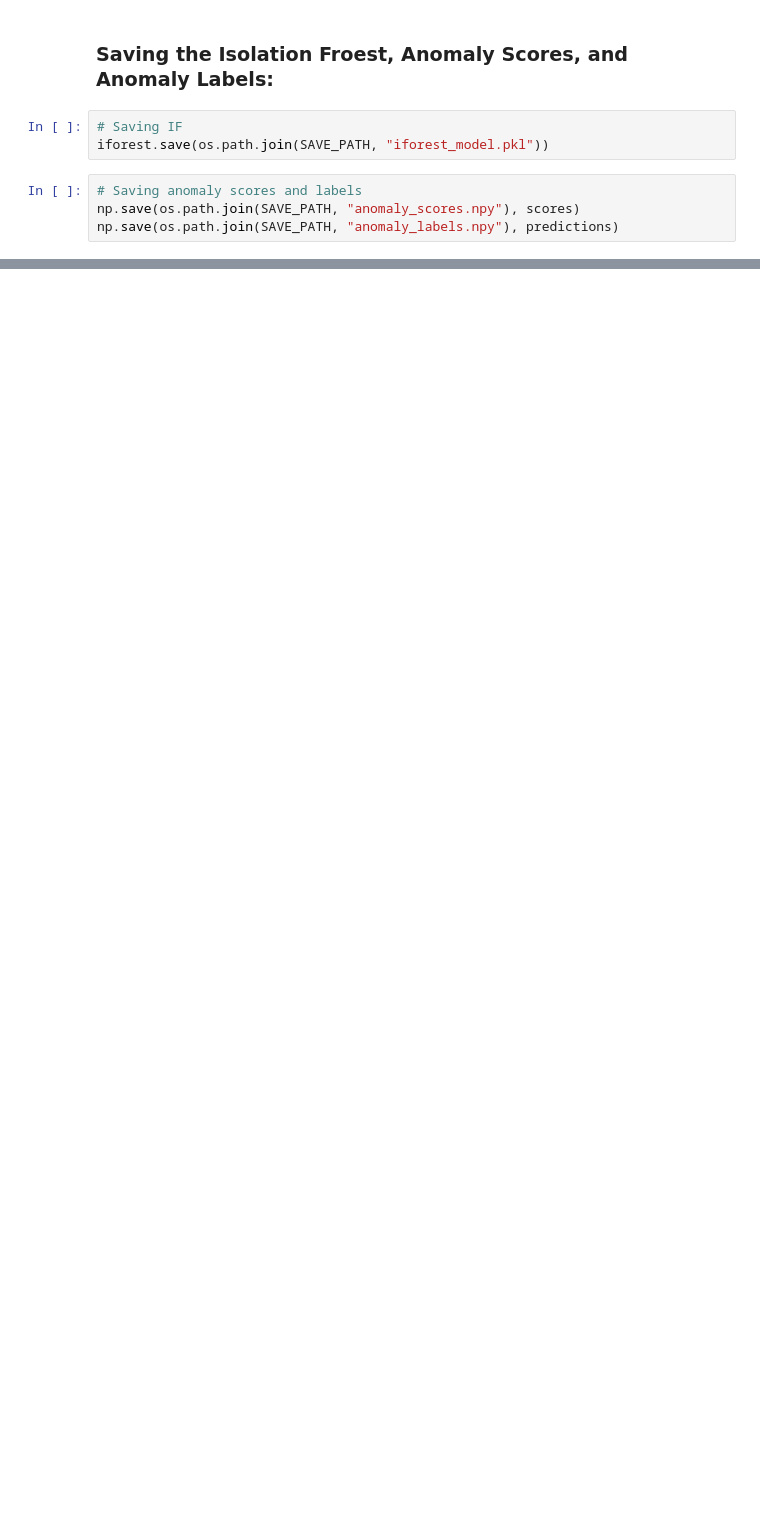
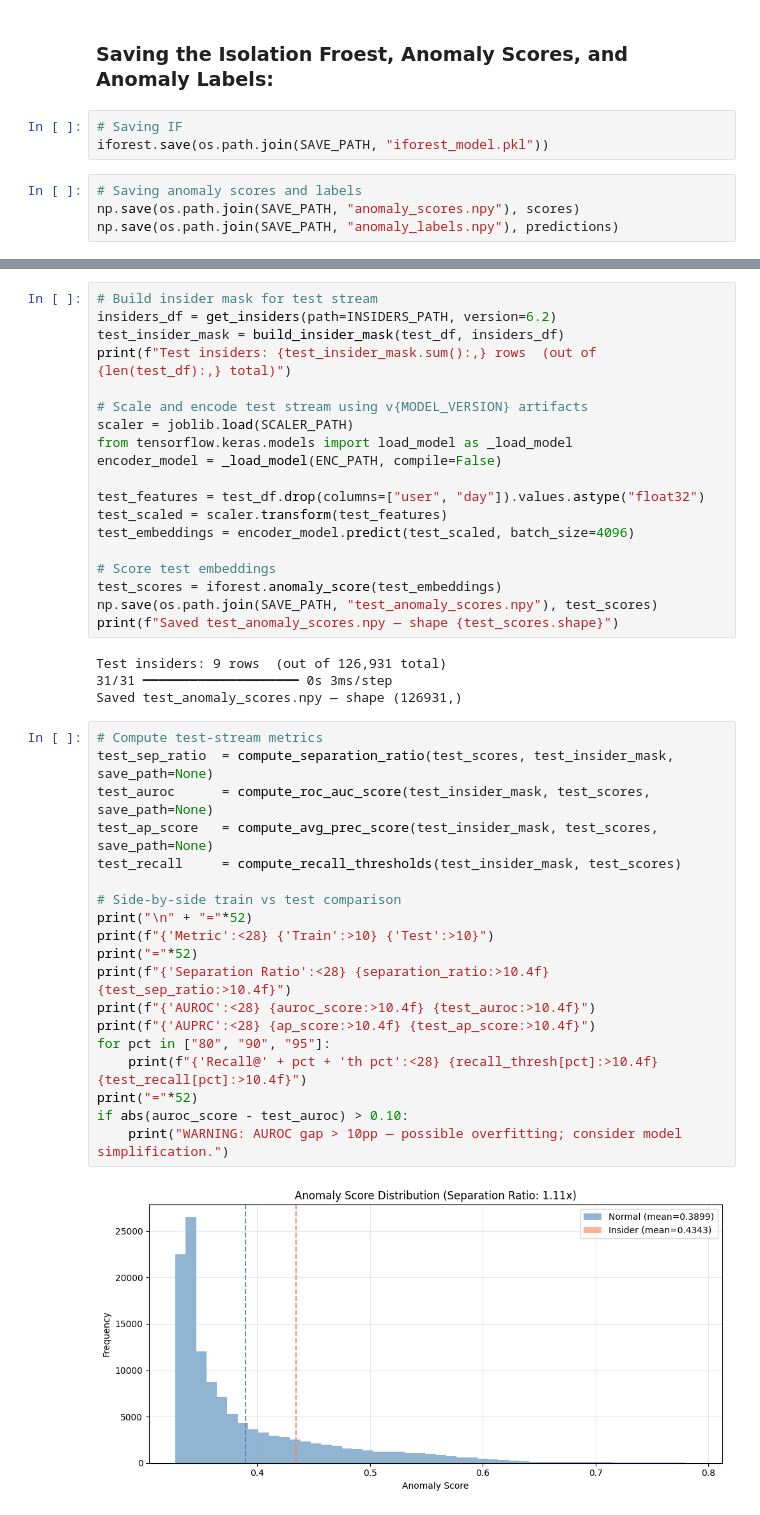
Before and after one commit to Aaron-Loera/Insider-Threat-Detection, a Jupyter notebook: Isolation_Forest.ipynb, the cells around one changed output, grey strips where cells are left out. Saved outputs shown, nothing was run; the diff lists cells and outputs as text; blank space fills up the shorter version.

```diff
--- a/Isolation_Forest.ipynb
+++ b/Isolation_Forest.ipynb
@@ -107,0 +128,44 @@ np.save(os.path.join(SAVE_PATH, "anomaly_labels.npy"), predictions)
+# %%
+# Build insider mask for test stream
+insiders_df = get_insiders(path=INSIDERS_PATH, version=6.2)
+test_insider_mask = build_insider_mask(test_df, insiders_df)
+print(f"Test insiders: {test_insider_mask.sum():,} rows  (out of {len(test_df):,} total)")
+
+# Scale and encode test stream using v{MODEL_VERSION} artifacts
+scaler = joblib.load(SCALER_PATH)
+from tensorflow.keras.models import load_model as _load_model
+encoder_model = _load_model(ENC_PATH, compile=False)
+
+test_features = test_df.drop(columns=["user", "day"]).values.astype("float32")
+test_scaled = scaler.transform(test_features)
+test_embeddings = encoder_model.predict(test_scaled, batch_size=4096)
+
+# Score test embeddings
+test_scores = iforest.anomaly_score(test_embeddings)
+np.save(os.path.join(SAVE_PATH, "test_anomaly_scores.npy"), test_scores)
+print(f"Saved test_anomaly_scores.npy — shape {test_scores.shape}")
+# %% [output]
+Test insiders: 9 rows  (out of 126,931 total)
+31/31 ━━━━━━━━━━━━━━━━━━━━ 0s 3ms/step
+Saved test_anomaly_scores.npy — shape (126931,)
+# %%
+# Compute test-stream metrics
+test_sep_ratio  = compute_separation_ratio(test_scores, test_insider_mask, save_path=None)
+test_auroc      = compute_roc_auc_score(test_insider_mask, test_scores, save_path=None)
+test_ap_score   = compute_avg_prec_score(test_insider_mask, test_scores, save_path=None)
+test_recall     = compute_recall_thresholds(test_insider_mask, test_scores)
+
+# Side-by-side train vs test comparison
+print("\n" + "="*52)
+print(f"{'Metric':<28} {'Train':>10} {'Test':>10}")
+print("="*52)
+print(f"{'Separation Ratio':<28} {separation_ratio:>10.4f} {test_sep_ratio:>10.4f}")
+print(f"{'AUROC':<28} {auroc_score:>10.4f} {test_auroc:>10.4f}")
+print(f"{'AUPRC':<28} {ap_score:>10.4f} {test_ap_score:>10.4f}")
+for pct in ["80", "90", "95"]:
+    print(f"{'Recall@' + pct + 'th pct':<28} {recall_thresh[pct]:>10.4f} {test_recall[pct]:>10.4f}")
+print("="*52)
+if abs(auroc_score - test_auroc) > 0.10:
+    print("WARNING: AUROC gap > 10pp — possible overfitting; consider model simplification.")
+# %% [output]
+[figure, added]
```
Also changed, not shown: parts of 11 cells of this notebook, 7 other files.
